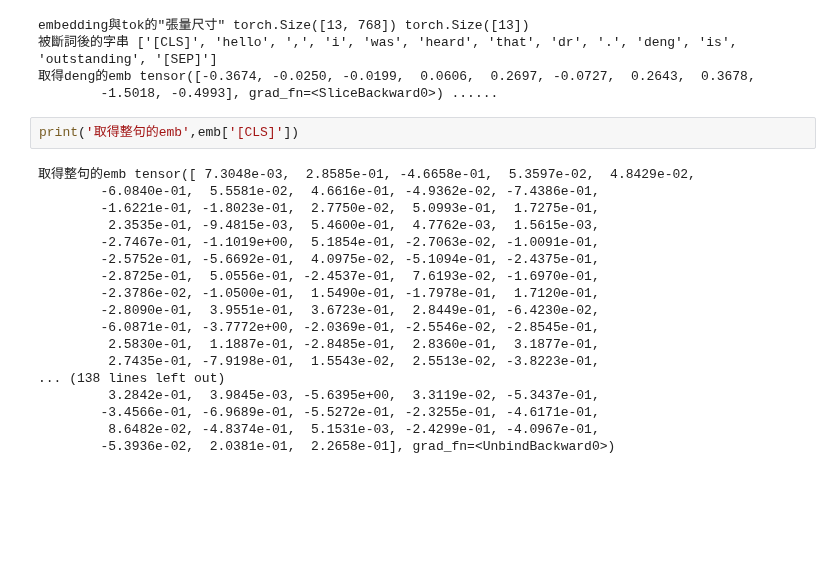
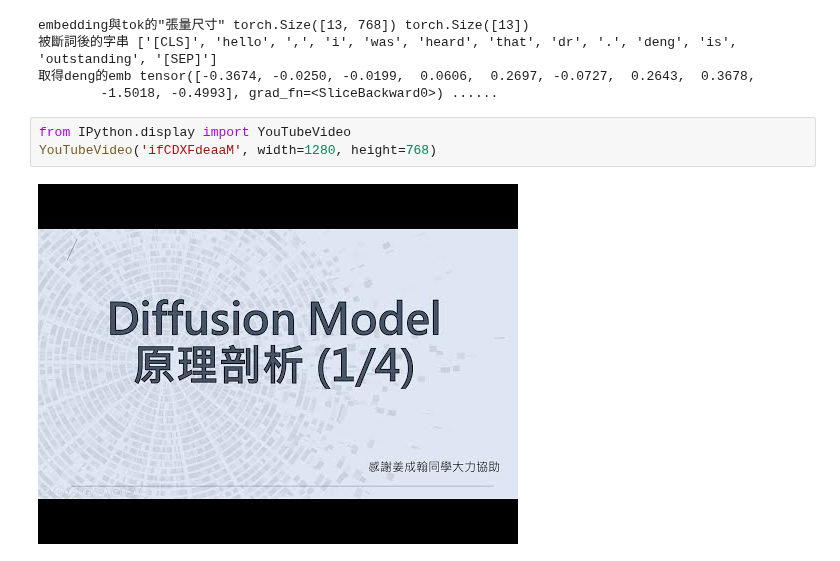
Before and after one commit to zhe0/prac, a Jupyter notebook: untitle.ipynb, the cells around one changed output. Saved outputs shown, nothing was run; the diff lists cells and outputs as text; blank space fills up the shorter version.

```diff
--- a/untitle.ipynb
+++ b/untitle.ipynb
@@ -41,23 +41,8 @@ embedding與tok的"張量尺寸" torch.Size([13, 768]) torch.Size([13])
 被斷詞後的字串 ['[CLS]', 'hello', ',', 'i', 'was', 'heard', 'that', 'dr', '.', 'deng', 'is', 'outstanding', '[SEP]']
 取得deng的emb tensor([-0.3674, -0.0250, -0.0199,  0.0606,  0.2697, -0.0727,  0.2643,  0.3678,
         -1.5018, -0.4993], grad_fn=<SliceBackward0>) ......
-# %%
-print('取得整句的emb',emb['[CLS]'])
-# %% [output]
-取得整句的emb tensor([ 7.3048e-03,  2.8585e-01, -4.6658e-01,  5.3597e-02,  4.8429e-02,
-        -6.0840e-01,  5.5581e-02,  4.6616e-01, -4.9362e-02, -7.4386e-01,
-        -1.6221e-01, -1.8023e-01,  2.7750e-02,  5.0993e-01,  1.7275e-01,
-         2.3535e-01, -9.4815e-03,  5.4600e-01,  4.7762e-03,  1.5615e-03,
-        -2.7467e-01, -1.1019e+00,  5.1854e-01, -2.7063e-02, -1.0091e-01,
-        -2.5752e-01, -5.6692e-01,  4.0975e-02, -5.1094e-01, -2.4375e-01,
-        -2.8725e-01,  5.0556e-01, -2.4537e-01,  7.6193e-02, -1.6970e-01,
-        -2.3786e-02, -1.0500e-01,  1.5490e-01, -1.7978e-01,  1.7120e-01,
-        -2.8090e-01,  3.9551e-01,  3.6723e-01,  2.8449e-01, -6.4230e-02,
-        -6.0871e-01, -3.7772e+00, -2.0369e-01, -2.5546e-02, -2.8545e-01,
-         2.5830e-01,  1.1887e-01, -2.8485e-01,  2.8360e-01,  3.1877e-01,
-         2.7435e-01, -7.9198e-01,  1.5543e-02,  2.5513e-02, -3.8223e-01,
-... (138 lines left out)
-         3.2842e-01,  3.9845e-03, -5.6395e+00,  3.3119e-02, -5.3437e-01,
-        -3.4566e-01, -6.9689e-01, -5.5272e-01, -2.3255e-01, -4.6171e-01,
-         8.6482e-02, -4.8374e-01,  5.1531e-03, -2.4299e-01, -4.0967e-01,
-        -5.3936e-02,  2.0381e-01,  2.2658e-01], grad_fn=<UnbindBackward0>)
+# %%
+from IPython.display import YouTubeVideo
+YouTubeVideo('ifCDXFdeaaM', width=1280, height=768)
+# %% [output]
+[figure, added]
```
Also changed, not shown: parts of 2 cells of this notebook.
